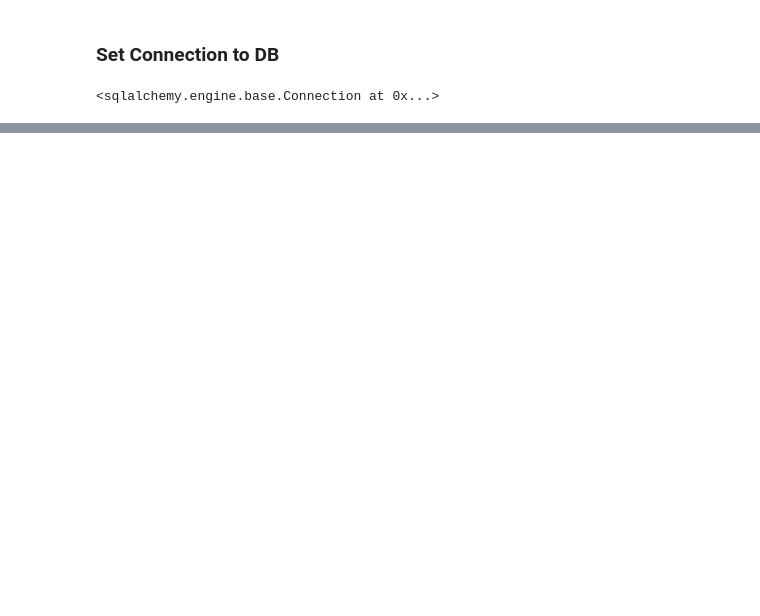
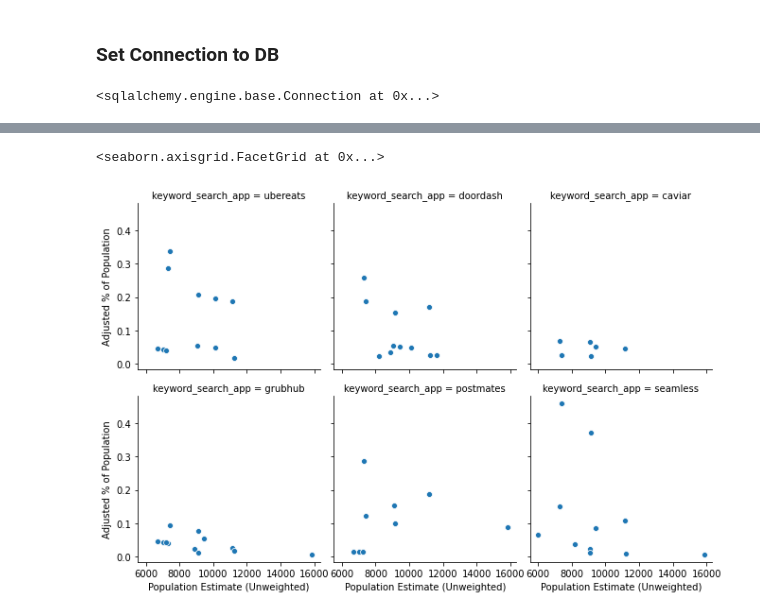
Before and after one commit to meiguan/yelp_abcs, a Jupyter notebook: stag/takeout_apps_nyc.ipynb, the cells around one changed output, grey strips where cells are left out. Drawn from its saved outputs; the diff is of its cells as text; code cells hidden in the pictures; blank space fills up the shorter version.

```diff
--- a/stag/takeout_apps_nyc.ipynb
+++ b/stag/takeout_apps_nyc.ipynb
@@ -128,0 +256,3 @@ df
+# %%
+nightTweets = tweets[tweets['count']==1].groupby(['puma', 'keyword_search_app']).count().reset_index()
+nightTweets.head()
@@ -128,0 +283,9 @@ df
+# %%
+res = pd.merge(pumas[['puma', 'geometry', 'centroid', 'NAME', 'B00001_001E']],
+                    nightTweets[['puma', 'keyword_search_app', 'count']],
+                    how='inner', on='puma')
+# assuming that only 1% of tweets are geocoded and searched for in the api
+res['adj_count'] = res['count']/0.01
+res['pct_pop'] = res['count']/res['B00001_001E']
+res['adj_pct_pop'] = res['adj_count']/res['B00001_001E']
+res.head()
@@ -128,0 +359,8 @@ df
+# %%
+g = sns.FacetGrid(res, col="keyword_search_app", col_wrap=3)
+g.map_dataframe(sns.scatterplot, x="B00001_001E", y="adj_pct_pop")
+g.set_axis_labels("Population Estimate (Unweighted)","Adjusted % of Population")
+g.add_legend()
+# %% [output]
+<seaborn.axisgrid.FacetGrid at 0x...>
+[figure, added]
```
Also changed, not shown: parts of 39 cells of this notebook, 15 other files.
